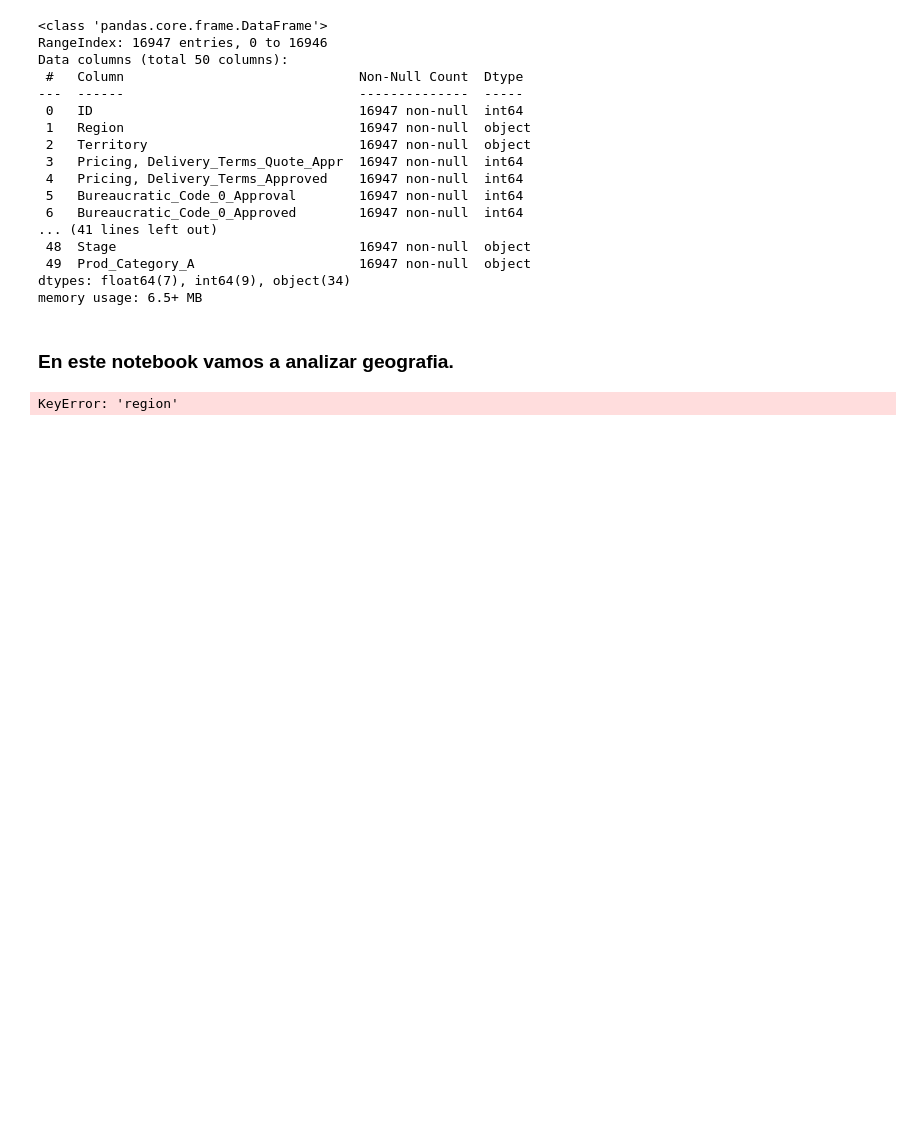
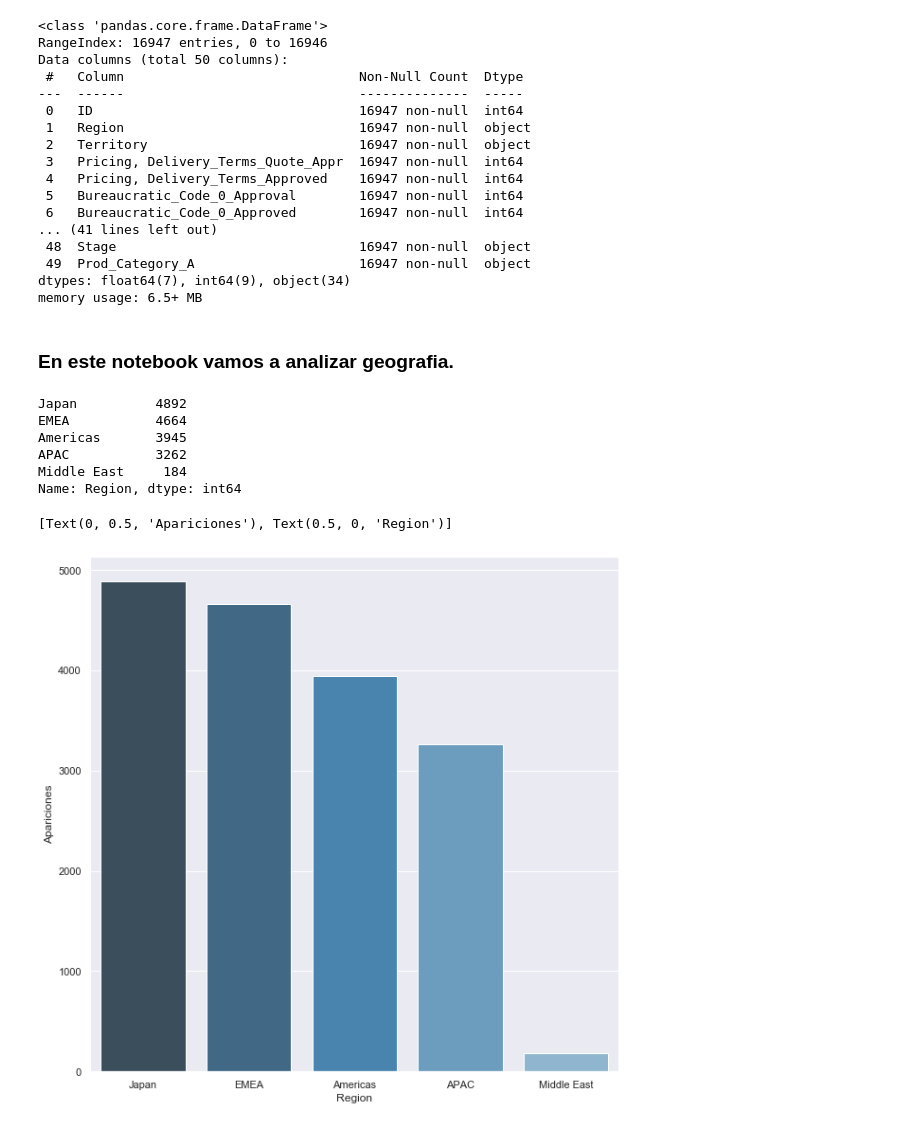
Before and after one commit to RiedelNicolas/75.06-2C2020-TP1, a Jupyter notebook: AnalisisGeografico.ipynb, the cells around one changed output. Cells and saved outputs as stored; diff of their text form; code cells hidden in the pictures; blank space fills up the shorter version.

```diff
--- a/AnalisisGeografico.ipynb
+++ b/AnalisisGeografico.ipynb
@@ -89,7 +89,23 @@ dtypes: float64(7), int64(9), object(34)
 memory usage: 6.5+ MB
 # %% [markdown]
 ### En este notebook vamos a analizar geografia.
-# %%
-datos['region']
-# %% [output]
-KeyError: 'region'
+# %%
+datos['Region'].value_counts()
+# %% [output]
+Japan          4892
+EMEA           4664
+Americas       3945
+APAC           3262
+Middle East     184
+Name: Region, dtype: int64
+# %%
+regiones = datos['Region'].value_counts()
+
+ax = sns.barplot(x=regiones.index, y=regiones.values,
+                 palette="Blues_d")
+ax.set(xlabel='Region', ylabel='Apariciones')
+
+#ax = sns.countplot(x="Region", data=datos)
+# %% [output]
+[Text(0, 0.5, 'Apariciones'), Text(0.5, 0, 'Region')]
+[figure, added]
```
Also changed, not shown: parts of 7 cells of this notebook.
